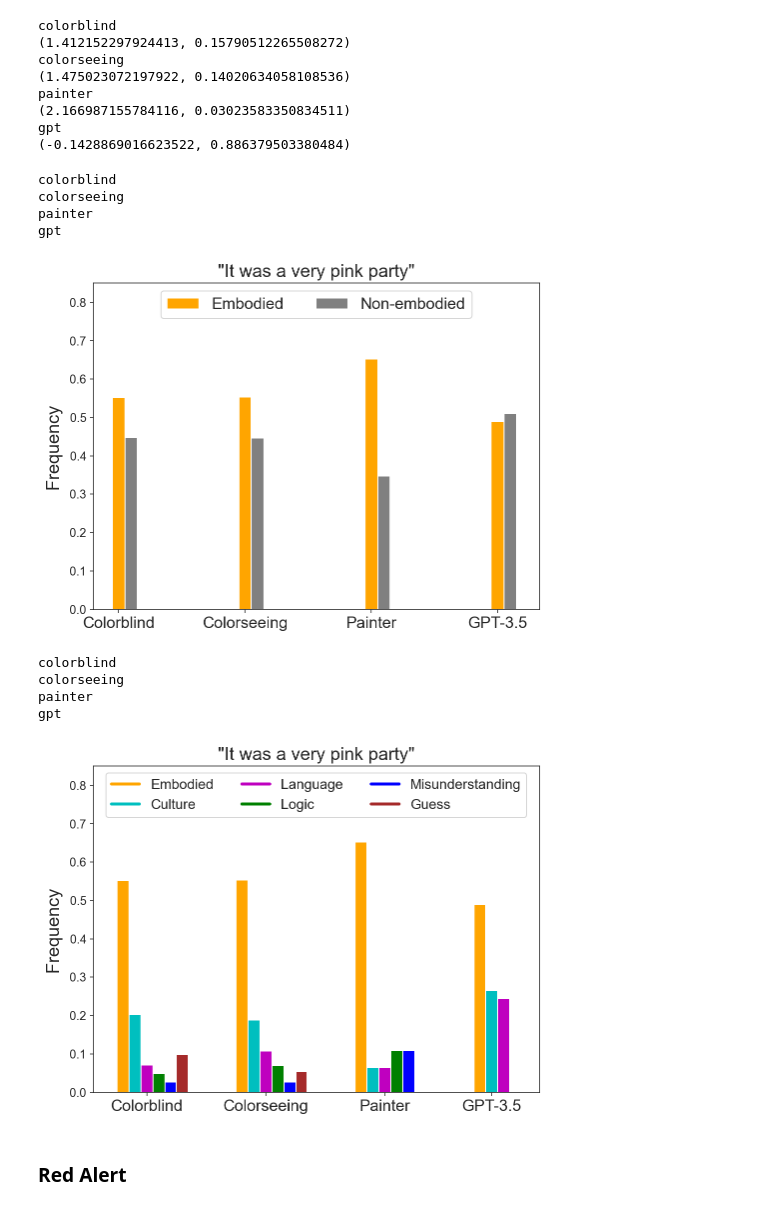
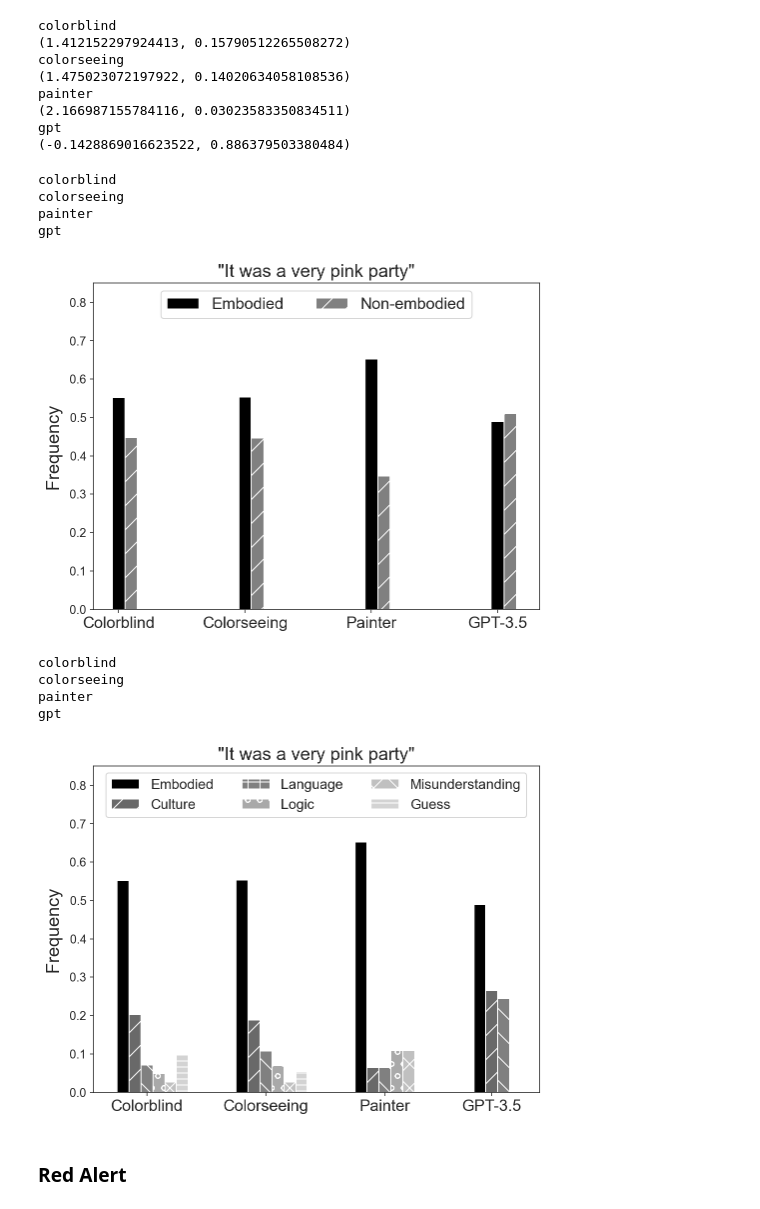
Before and after one commit to eonadler/color-metaphor, a Jupyter notebook: Study III/color_metaphor_qualitative.ipynb, the cells around one changed output. Drawn from its saved outputs; the diff is of its cells as text; code cells hidden in the pictures.

```diff
--- a/Study III/color_metaphor_qualitative.ipynb
+++ b/Study III/color_metaphor_qualitative.ipynb
@@ -105,15 +105,15 @@ for i, key in enumerate(pink_categories_simple.keys()):
     print(key)
     plt.bar(i+np.array([0,0.1]),
             np.array(list(pink_categories_simple[key].values()))/np.sum(list(pink_categories_simple[key].values())),
-            width=0.1,color=['orange','gray'])
+            width=0.1,color=['black','gray'],hatch=['', '/'])
 
 plt.bar(-0.5,
             np.array(list(pink_categories_simple[key].values()))/np.sum(list(pink_categories_simple[key].values())),
-            width=0.1,color=['orange'],label='Embodied')
+            width=0.1,color=['black'],hatch='',label='Embodied')
 
 plt.bar(-0.5,
             np.array(list(pink_categories_simple[key].values()))/np.sum(list(pink_categories_simple[key].values())),
-            width=0.1,color=['gray'],label='Non-embodied')
+            width=0.1,color=['gray'],hatch='/',label='Non-embodied')
 
 plt.xlim(-0.2,3.33)
 plt.ylim(0,0.85)
@@ -128,38 +128,41 @@ colorblind
 colorseeing
 painter
 gpt
-[figure, old version]
+[figure, new version]
 # %%
 plt.figure(figsize=(8,6))
+
+plot_labels=['Embodied','Culture','Language','Logic','Misunderstanding','Guess']
 
 for i, key in enumerate(pink_categories.keys()):
     print(key)
     sc = plt.bar(i+np.array([0,0.1,0.2,0.3,0.4,0.5]),
             np.array(list(pink_categories[key].values()))/np.sum(list(pink_categories[key].values())),
-            width=0.1,color=['orange','c','m','green','blue','brown'])
+            width=0.1,color=['black','dimgrey','gray','darkgray','silver','lightgray'],
+                hatch=['','/','\\','o','x','--'])
 
-plt.plot(np.linspace(0,1,10),np.ones(10)*-1.,lw=3,c='orange',label='Embodied')
-plt.plot(np.linspace(0,1,10),np.ones(10)*-1.,lw=3,c='c',label='Culture')
-plt.plot(np.linspace(0,1,10),np.ones(10)*-1.,lw=3,c='m',label='Language')
-plt.plot(np.linspace(0,1,10),np.ones(10)*-1.,lw=3,c='green',label='Logic')
-plt.plot(np.linspace(0,1,10),np.ones(10)*-1.,lw=3,c='b',label='Misunderstanding')
-plt.plot(np.linspace(0,1,10),np.ones(10)*-1.,lw=3,c='brown',label='Guess')
+plt.bar(np.ones(10)*-1.,-1,color='black',hatch='',label='Embodied')
+plt.bar(np.ones(10)*-1.,-1,color='dimgrey',hatch='/',label='Culture')
+plt.bar(np.ones(10)*-1.,-1,color='gray',hatch='+',label='Language')
+plt.bar(np.ones(10)*-1.,-1,color='darkgray',hatch='o',label='Logic')
+plt.bar(np.ones(10)*-1.,-1,color='silver',hatch='x',label='Misunderstanding')
+plt.bar(np.ones(10)*-1.,-1,color='lightgray',hatch='--',label='Guess')
 
 plt.xlim(-0.25,3.5)
 plt.legend(loc='upper center',ncol=3,fontsize=14)
 plt.xticks([0.2,1.2,2.2,3.1],['Colorblind','Colorseeing','Painter','GPT-3.5'],fontsize=16)
 plt.ylabel('Frequency',fontsize=18,labelpad=8)
 plt.yticks(fontsize=12)
 plt.title('"It was a very pink party"',fontsize=18)
 
 plt.ylim(0,0.85)
 plt.show()
 # %% [output]
 colorblind
 colorseeing
 painter
 gpt
-[figure, old version]
+[figure, new version]
 # %% [markdown]
 ### Red Alert
 # %%
```
Also changed, not shown: parts of 2 cells of this notebook, 1 other file.
